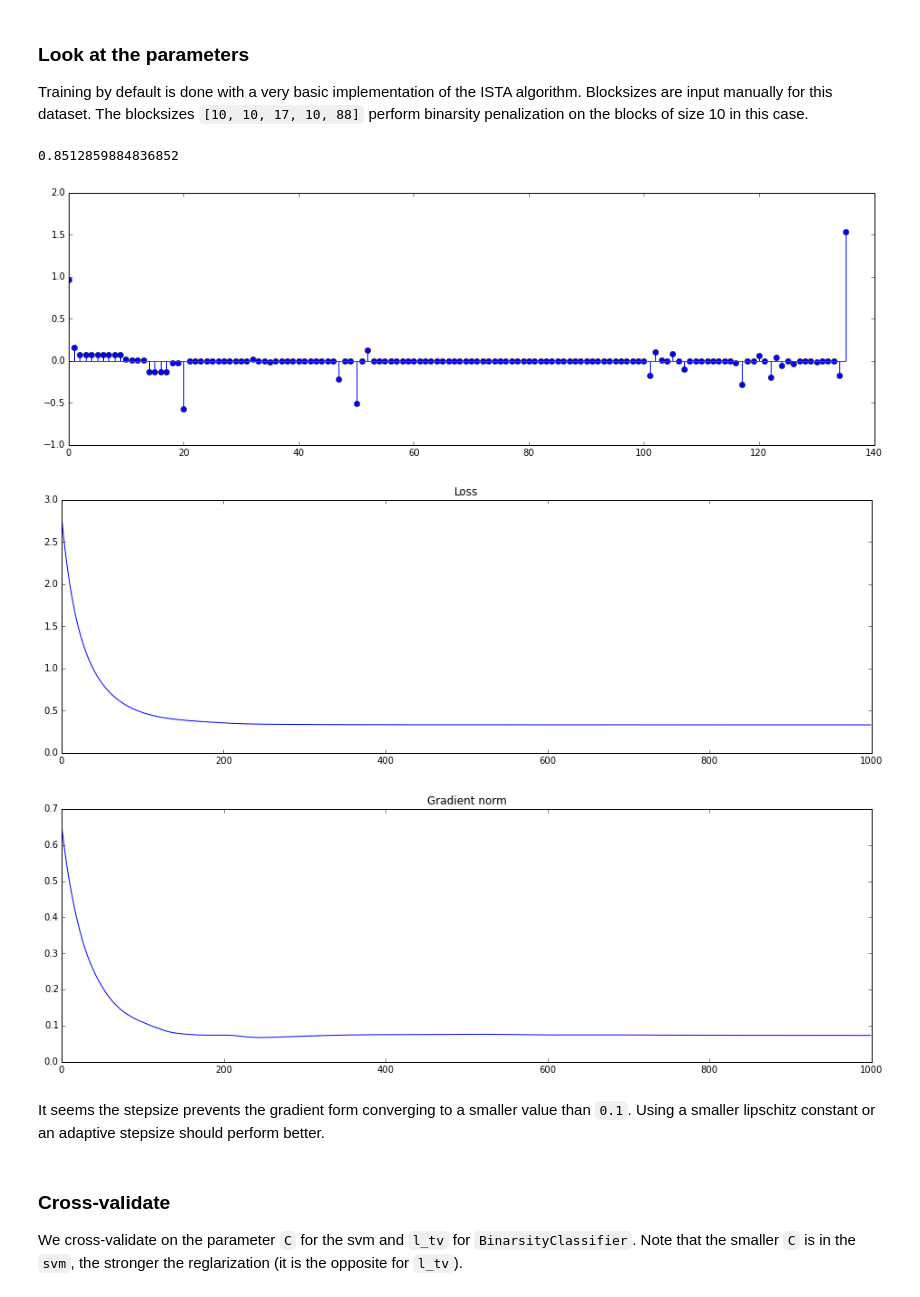
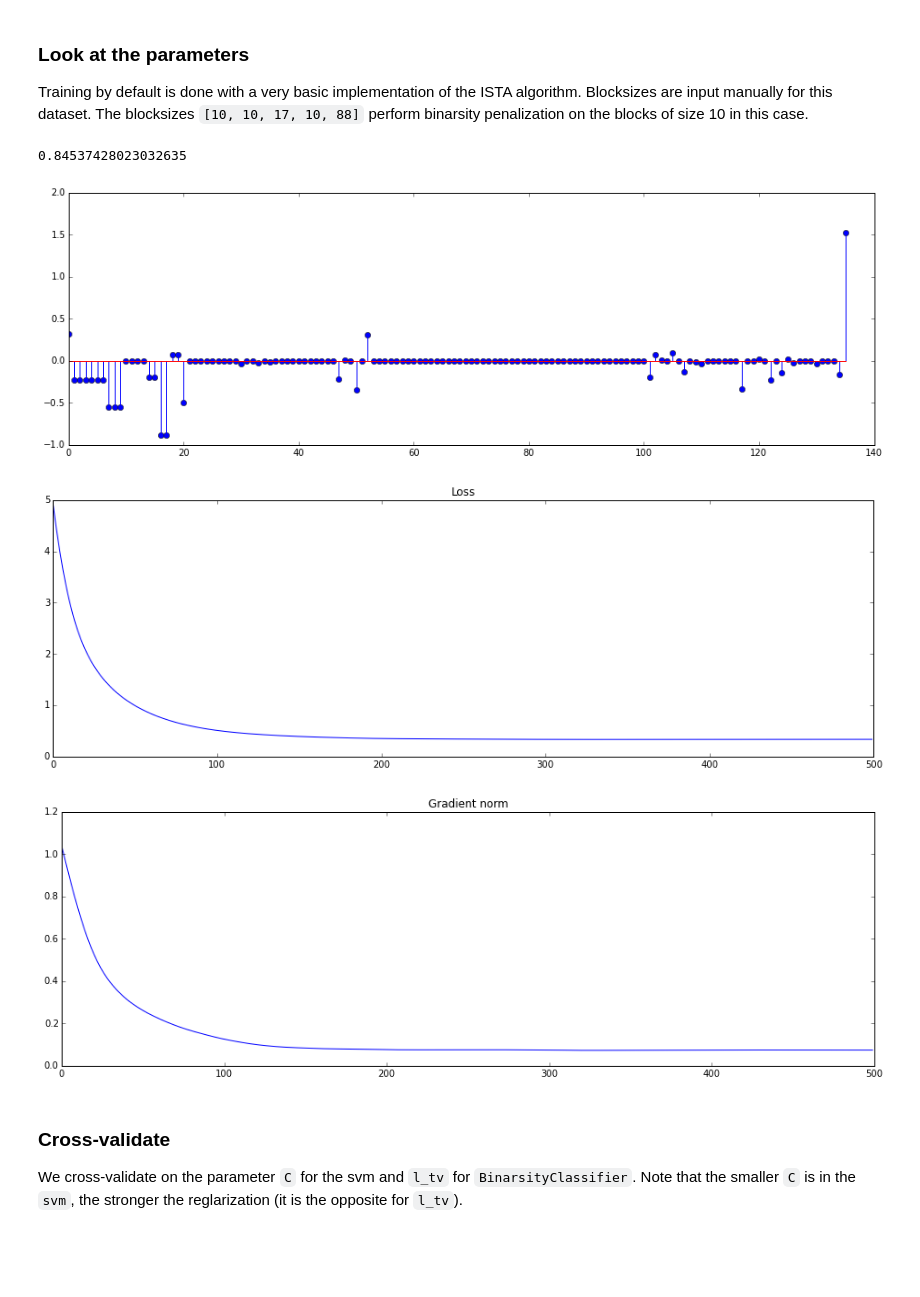
Before and after one commit to edwinENSAE/notebooks, a Jupyter notebook: cross_validation.ipynb, the cells around one changed output. Cells and saved outputs as stored; diff of their text form; code cells hidden in the pictures; blank space fills up the shorter version.

```diff
--- a/cross_validation.ipynb
+++ b/cross_validation.ipynb
@@ -53,35 +46,40 @@ max_iter = 1000
+# %%
+mask = [True if name.endswith('continuous') else False for name in vectorizer.get_feature_names()]
+blocksizes = [10, 10, 17, 10, 88]
+tv_mask = [True, True, False, True, False]
+max_iter = 500
 # %%
-clf = BinarsityClassifier(l1=0.01, l2=0.01, l_tv=1e-2,
-                          blocksizes=blocksizes, mask=tv_mask,
-                          max_iter=max_iter, inspector=LogisticInspector(X, y))
+clf = pipeline.Pipeline([('binarizer',  LabelBinarizer(n_cuts=10, mask=mask)),
+                         ('scaler', StandardScaler()),
+                         ('logistic', BinarsityClassifier(l1=0.01, l2=0.01, l_tv=1e-2,
+                                              blocksizes=blocksizes, mask=tv_mask,
+                                              max_iter=max_iter, inspector=LogisticInspector))])
 # %%
-X_train, X_test, y_train, y_test = cross_validation.train_test_split(X, y, test_size=.4)
-w = clf.fit(X_train, y_train)
+clf.fit(X_train, y_train)
 clf.score(X_test, y_test)
 # %% [output]
-0.8512859884836852
+0.84537428023032635
 # %%
 plt.figure(figsize=(16, 5))
-plt.stem(w)
+logistic = clf.named_steps['logistic']
+plt.stem(np.concatenate((logistic.w, [logistic.c])))
 plt.show()
 # %% [output]
-[figure, old version]
+[figure, new version]
 # %%
 plt.figure(figsize=(16, 5))
-plt.plot(clf.inspector.objectives)
+plt.plot(logistic.inspector.objectives)
 plt.title("Loss")
 plt.show()
 # %% [output]
-[figure, old version]
+[figure, new version]
 # %%
 plt.figure(figsize=(16, 5))
-plt.plot(clf.inspector.grd_norm)
+plt.plot(logistic.inspector.grd_norm)
 plt.title("Gradient norm")
 plt.show()
 # %% [output]
-[figure, old version]
+[figure, new version]
-# %% [markdown]
-It seems the stepsize prevents the gradient form converging to a smaller value than `0.1`. Using a smaller lipschitz constant or an adaptive stepsize should perform better.
 # %% [markdown]
 ### Cross-validate
 
```
Also changed, not shown: parts of 8 cells of this notebook, 2 other files.
